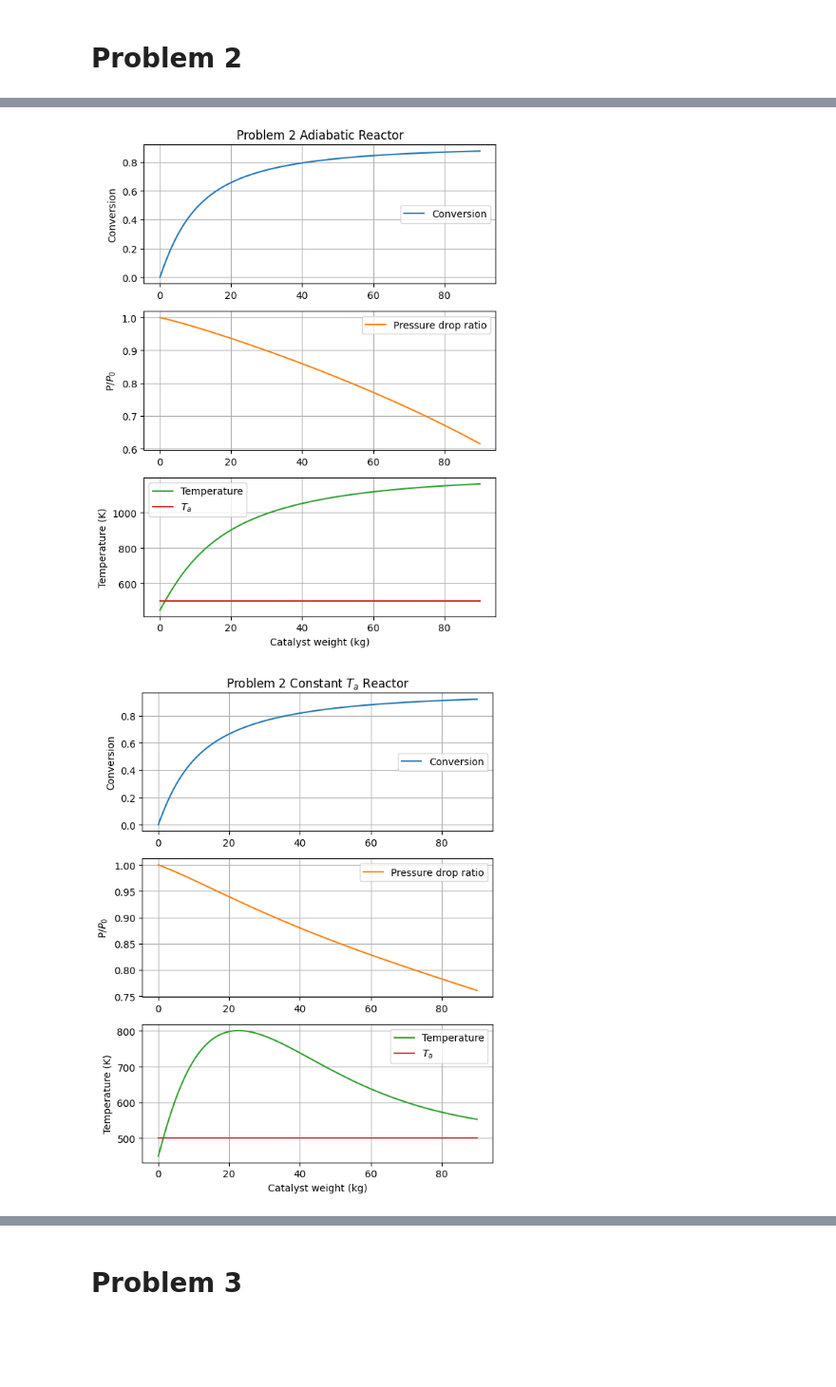
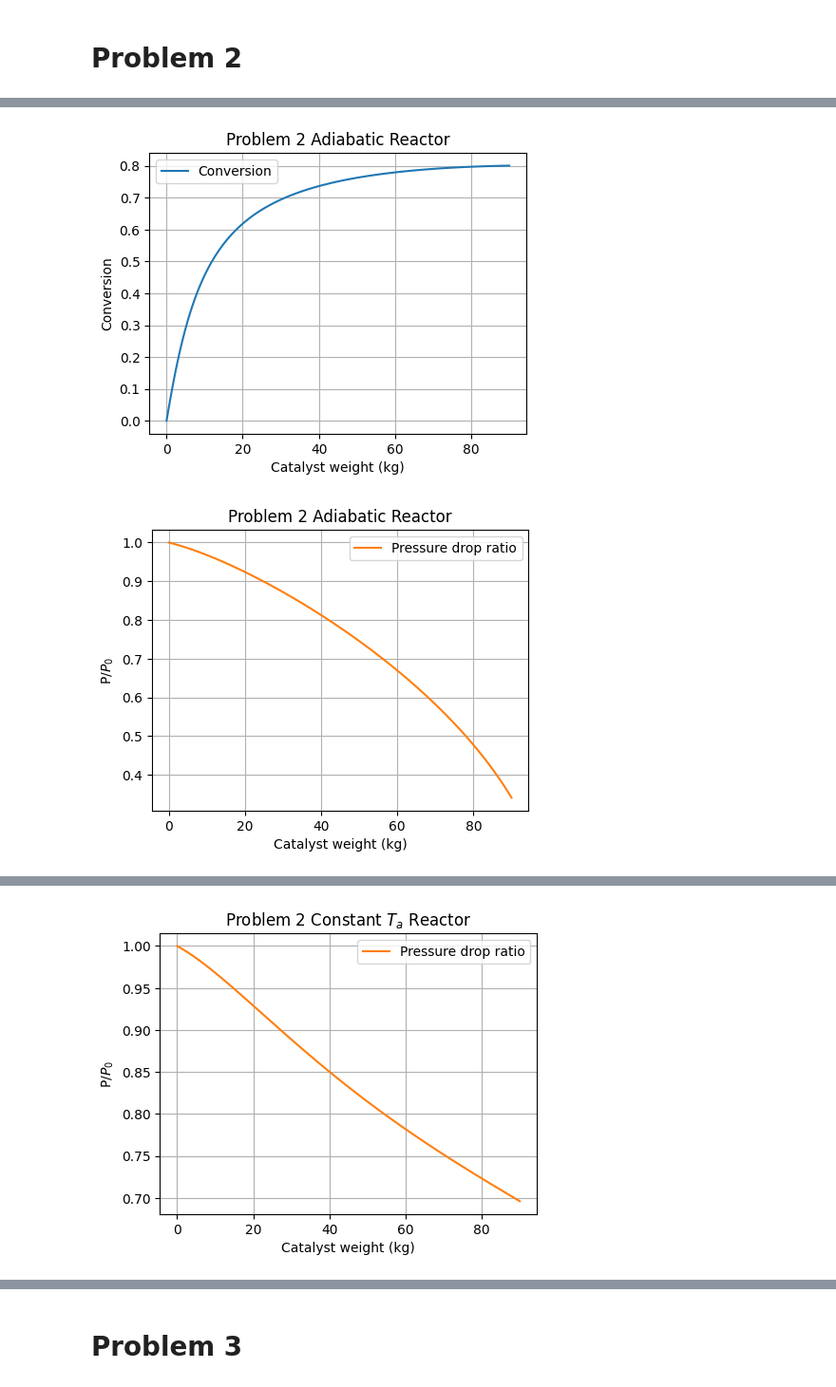
Before and after one commit to nibhscripta/Spring-2023, a Jupyter notebook: CHEN 364/CHEN 364 HW7/CHEN 364 HW7.ipynb, the cells around one changed output, grey strips where cells are left out. Shown at 95% size. Drawn from its saved outputs; the diff is of its cells as text; code cells hidden in the pictures; blank space fills up the shorter version.

```diff
--- a/CHEN 364/CHEN 364 HW7/CHEN 364 HW7.ipynb
+++ b/CHEN 364/CHEN 364 HW7/CHEN 364 HW7.ipynb
@@ -2,11 +2,13 @@
 import matplotlib.pyplot as plt
 import numpy as np
 
-from scipy.integrate import solve_ivp, odeint
+from scipy.integrate import solve_ivp
 
 import matplotlib_inline
 %matplotlib inline
 matplotlib_inline.backend_inline.set_matplotlib_formats('png', 'pdf')
+
+plt.rcParams['figure.figsize'] = (6.4*0.8, 4.8*0.8)
 # %% [markdown]
 # Problem 1
 # %% [markdown]
@@ -157,13 +176,12 @@ Countercurrent flow:
 $\frac{dT_a}{dW}=-\frac{Ua\left(T-T_a\right)}{\dot m_{\text{c}}C_{P,c}}$
 # %%
 C_A = lambda X, p, T: 1.9 * (1 - X) / (1 - X / 2) * p * 450 / T
-C_C = lambda X, p, T: 1.9 * (X) / (1 - X / 2) * p * 450 / T
+C_C = lambda X, p, T: 1.9 * (X) / (1 - X / 2) * p * 450 / T / 1
 dpdW = lambda X, p, T: -0.005 * (1 - X / 2) / 2 / p * T / 450
 k = lambda T: 0.1 * np.exp(8000 / 8.314 *( 1 / 450 - 1 / T))
 K = lambda T: 10000 * np.exp(-20000 / 8.314 * ( 1 / 450 - 1 / T))
 r_A = lambda C_A, C_C, T: -k(T) * C_A**2 + k(T) / K(T) * C_C
-F_A = lambda X: 5 * (1 - X)
-F_C = lambda X: 5 * (X / 2)
+H = lambda T: -20000 - 30 * (T - 298)
 # %%
 def p_2_adiabatic_ode(t, y):
     f = y*0
@@ -174,8 +192,7 @@ def p_2_adiabatic_ode(t, y):
 
     f[0] = -r_A(C_A(X, p, T), C_C(X, p, T), T) / 5
     f[1] = dpdW(X, p, T)
-    # f[2] = -20000 * r_A(C_A(X, p, T), C_C(X, p, T), T) / (F_A(X) * 40 + F_C(X) * 20)
-    f[2] = (-20000 * r_A(C_A(X, p, T), C_C(X, p, T), T)) / (40 - 30 * X) / 5
+    f[2] = (H(T) * r_A(C_A(X, p, T), C_C(X, p, T), T)) / (40 - 30 * X) / 5
 
     return f
 
@@ -194,7 +211,7 @@ def p_2_const_T_a_ode(t, y):
 
     f[0] = -r / 5
     f[1] = dpdW(X, p, T)
-    f[2] = (-20000 * r - UA * (T - T_a)) / (40 - 30 * X) / 5
+    f[2] = (H(T) * r - UA * (T - T_a)) / (40 - 30 * X) / 5
 
     return f
 
@@ -212,7 +229,7 @@ def p_2_parallel_ode(t, y):
 
     f[0] = -r / 5
     f[1] = dpdW(X, p, T)
-    f[2] = (-20000 * r - UA * (T - T_a)) / (40 - 30 * X) / 5
+    f[2] = (H(T) * r - UA * (T - T_a)) / (40 - 30 * X) / 5
     f[3] = UA * (T - T_a) / 0.05 / 4200
 
     return f
@@ -231,7 +248,7 @@ def p_2_counter_ode(t, y):
 
     f[0] = -r / 5
     f[1] = dpdW(X, p, T)
-    f[2] = (-20000 * r - UA * (T - T_a)) / (40 - 30 * X) / 5
+    f[2] = (H(T) * r - UA * (T - T_a)) / (40 - 30 * X) / 5
     f[3] = -UA * (T - T_a) / 0.05 / 4200
 
     return f
@@ -262,7 +279,7 @@ p2_options = {
         }
     },
     'Countercurrent Flow': {
-        'args': (p_2_counter_ode, [0, 90], [0, 1, 450, 717.0987]),
+        'args': (p_2_counter_ode, [0, 90], [0, 1, 450, 904.6523]),
         'kwargs': {
             'method': 'Radau',
             'atol': 1e-8,
@@ -273,24 +290,35 @@ p2_options = {
 # %%
 for key in p2_options:
     p2_sol = solve_ivp(*p2_options[key]['args'], **p2_options[key]['kwargs'])
-    fig, ax = plt.subplots(3, figsize=[6.40, 4.80*1.8])
-    ax[0].plot(p2_sol.t, p2_sol.y[0], 'tab:blue', label="Conversion")
-    ax[0].set_ylabel("Conversion")
-    ax[1].plot(p2_sol.t, p2_sol.y[1], 'tab:orange', label="Pressure drop ratio")
-    ax[1].set_ylabel(r"P/$P_0$")
-    ax[2].plot(p2_sol.t, p2_sol.y[2], 'tab:green', label="Temperature")
-    ax[2].set_ylabel("Temperature (K)")
+
+    plt.plot(p2_sol.t, p2_sol.y[0], 'tab:blue', label="Conversion")
+    plt.ylabel("Conversion")
+    plt.title(rf"Problem 2 {key} Reactor")
+    plt.xlabel("Catalyst weight (kg)")
+    plt.grid(which='both', axis='both')
+    plt.legend()
+    plt.show()
+
+    plt.plot(p2_sol.t, p2_sol.y[1], 'tab:orange', label="Pressure drop ratio")
+    plt.ylabel(r"P/$P_0$")
+    plt.title(rf"Problem 2 {key} Reactor")
+    plt.xlabel("Catalyst weight (kg)")
+    plt.grid(which='both', axis='both')
+    plt.legend()
+    plt.show()
+
+    plt.plot(p2_sol.t, p2_sol.y[2], 'tab:green', label="Temperature")
+    plt.ylabel("Temperature (K)")
     try:
-        ax[2].plot(p2_sol.t, p2_sol.y[3], 'tab:red', label=r"$T_a$")
+        plt.plot(p2_sol.t, p2_sol.y[3], 'tab:red', label=r"$T_a$")
     except:
-        ax[2].plot(p2_sol.t, np.ones(p2_sol.t.shape[0])*500, 'tab:red', label=r"$T_a$")
-    for a in ax:
-        a.legend()
-        a.grid(which='both', axis='both')
-    ax[0].legend(loc='right')
-    ax[0].set_title(rf"Problem 2 {key} Reactor")
+        plt.plot(p2_sol.t, np.ones(p2_sol.t.shape[0])*500, 'tab:red', label=r"$T_a$")
+    plt.title(rf"Problem 2 {key} Reactor")
     plt.xlabel("Catalyst weight (kg)")
+    plt.title(rf"Problem 2 {key} Reactor")
+    plt.grid(which='both', axis='both')
+    plt.legend()
     plt.show()
 # %% [output]
-[figure, old version]
+[figure, new version]
-[figure, old version]
+[figure, new version]
@@ -298,0 +327 @@ for key in p2_options:
+[figure, added]
```
Also changed, not shown: parts of 8 cells of this notebook, 1 other file.
